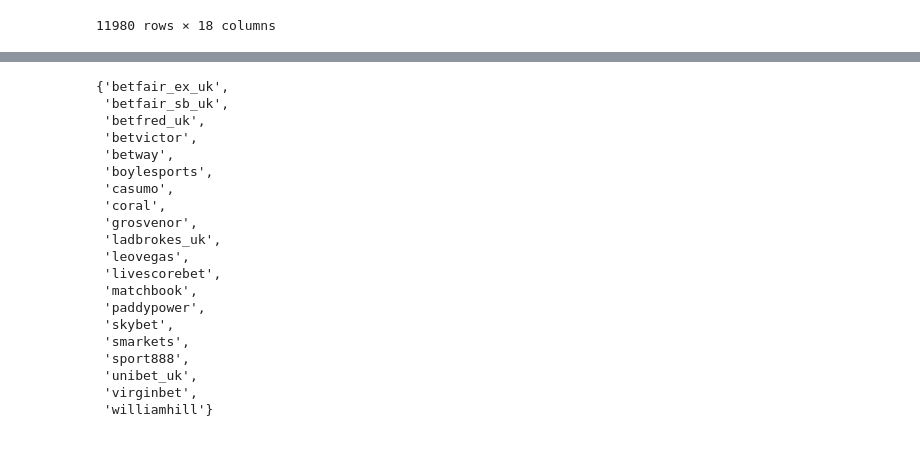
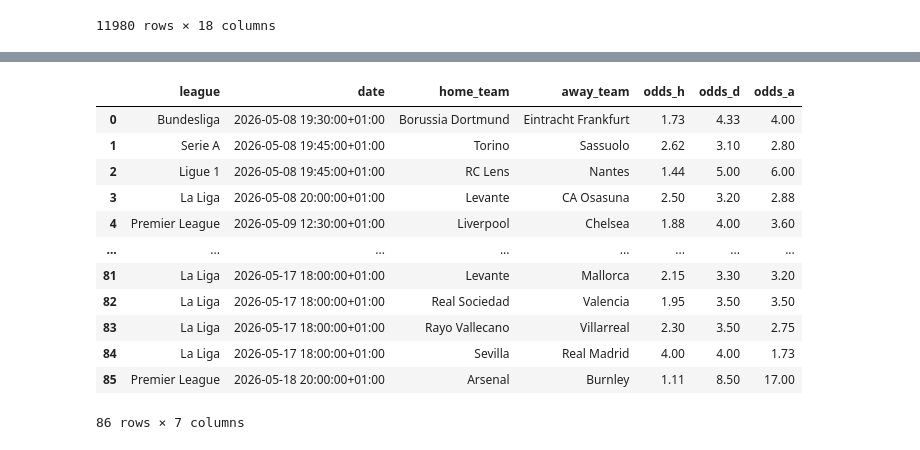
Before and after one commit to aaraval007-wq/shots-odds, a Jupyter notebook: test.ipynb, the cells around one changed output, grey strips where cells are left out. Cells and saved outputs as stored; diff of their text form; code cells hidden in the pictures.

```diff
--- a/test.ipynb
+++ b/test.ipynb
@@ -566,27 +437,52 @@ for _, row in epl_df.iterrows():
     })
 
 epl_odds = pd.DataFrame(rows).reset_index(drop=True)
+# %%
+LEAGUE_KEYS = {
+    "Premier League": "soccer_epl",
+    "Bundesliga":     "soccer_germany_bundesliga",
+    "La Liga":        "soccer_spain_la_liga",
+    "Serie A":        "soccer_italy_serie_a",
+    "Ligue 1":        "soccer_france_ligue_one",
+}
+
+all_rows = []
+for league_name, sport_key in LEAGUE_KEYS.items():
+    raw = _fetch_odds_for_league(sport_key, ODDS_API_KEY)
+    for event in raw:
+        home, away = event["home_team"], event["away_team"]
+
+        betway = next((b for b in event["bookmakers"] if b["key"] == "betway"), None)
+        if betway is None:
+            continue
+
+        outcomes = {o["name"]: o["price"] for o in betway["markets"][0]["outcomes"]}
+
+        all_rows.append({
+            "league":    league_name,
+            "date":      pd.to_datetime(event["commence_time"]).tz_convert("Europe/London"),
+            "home_team": home,
+            "away_team": away,
+            "odds_h":    outcomes[home],
+            "odds_d":    outcomes["Draw"],
+            "odds_a":    outcomes[away],
+        })
+
+odds_df = pd.DataFrame(all_rows).sort_values("date").reset_index(drop=True)
 # %%
-set(b["key"] for event in epl_raw for b in event["bookmakers"])
+odds_df
 # %% [output]
+|  | league | date | home_team | away_team | odds_h | odds_d | odds_a |
+| 0 | Bundesliga | 2026-05-08 19:30:00+01:00 | Borussia Dortmund | Eintracht Frankfurt | 1.73 | 4.33 | 4.00 |
+| 1 | Serie A | 2026-05-08 19:45:00+01:00 | Torino | Sassuolo | 2.62 | 3.10 | 2.80 |
+| 2 | Ligue 1 | 2026-05-08 19:45:00+01:00 | RC Lens | Nantes | 1.44 | 5.00 | 6.00 |
+| 3 | La Liga | 2026-05-08 20:00:00+01:00 | Levante | CA Osasuna | 2.50 | 3.20 | 2.88 |
+| 4 | Premier League | 2026-05-09 12:30:00+01:00 | Liverpool | Chelsea | 1.88 | 4.00 | 3.60 |
+| ... | ... | ... | ... | ... | ... | ... | ... |
+| 81 | La Liga | 2026-05-17 18:00:00+01:00 | Levante | Mallorca | 2.15 | 3.30 | 3.20 |
+| 82 | La Liga | 2026-05-17 18:00:00+01:00 | Real Sociedad | Valencia | 1.95 | 3.50 | 3.50 |
+| 83 | La Liga | 2026-05-17 18:00:00+01:00 | Rayo Vallecano | Villarreal | 2.30 | 3.50 | 2.75 |
+| 84 | La Liga | 2026-05-17 18:00:00+01:00 | Sevilla | Real Madrid | 4.00 | 4.00 | 1.73 |
+| 85 | Premier League | 2026-05-18 20:00:00+01:00 | Arsenal | Burnley | 1.11 | 8.50 | 17.00 |
-{'betfair_ex_uk',
- 'betfair_sb_uk',
- 'betfred_uk',
- 'betvictor',
- 'betway',
- 'boylesports',
- 'casumo',
- 'coral',
- 'grosvenor',
- 'ladbrokes_uk',
- 'leovegas',
- 'livescorebet',
- 'matchbook',
- 'paddypower',
- 'skybet',
- 'smarkets',
- 'sport888',
- 'unibet_uk',
- 'virginbet',
- 'williamhill'}
+86 rows × 7 columns
 # %%
```
Also changed, not shown: parts of 6 cells of this notebook, 4 other files.
